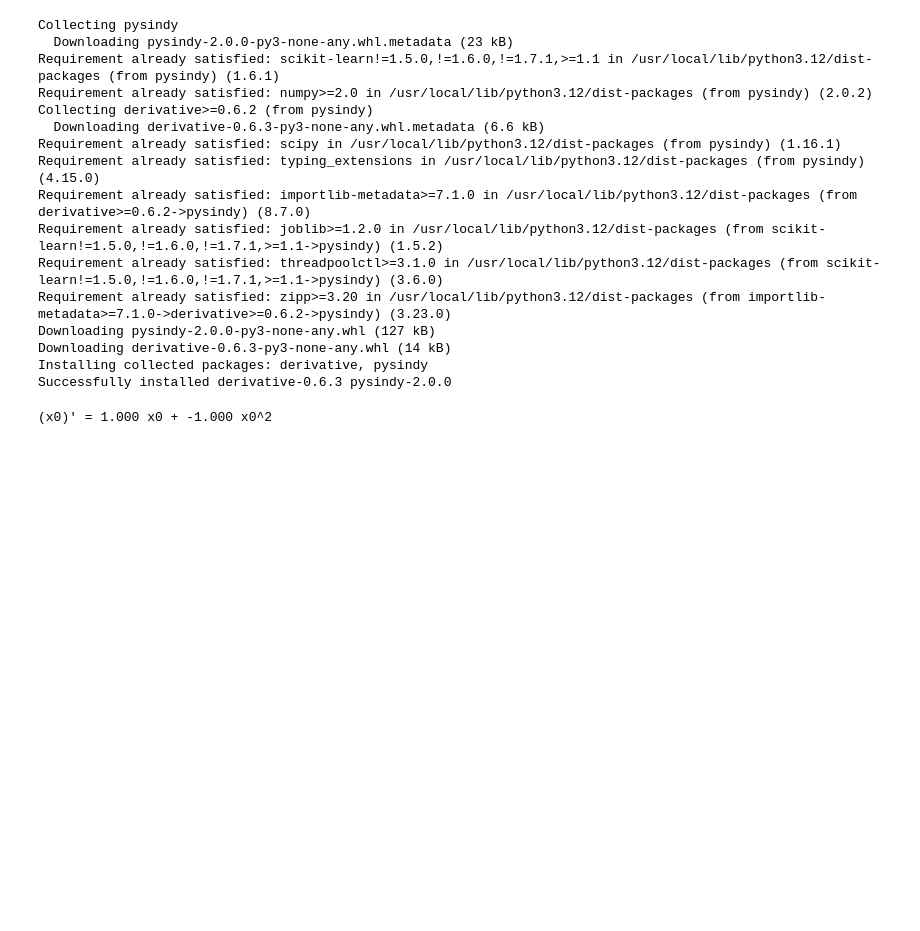
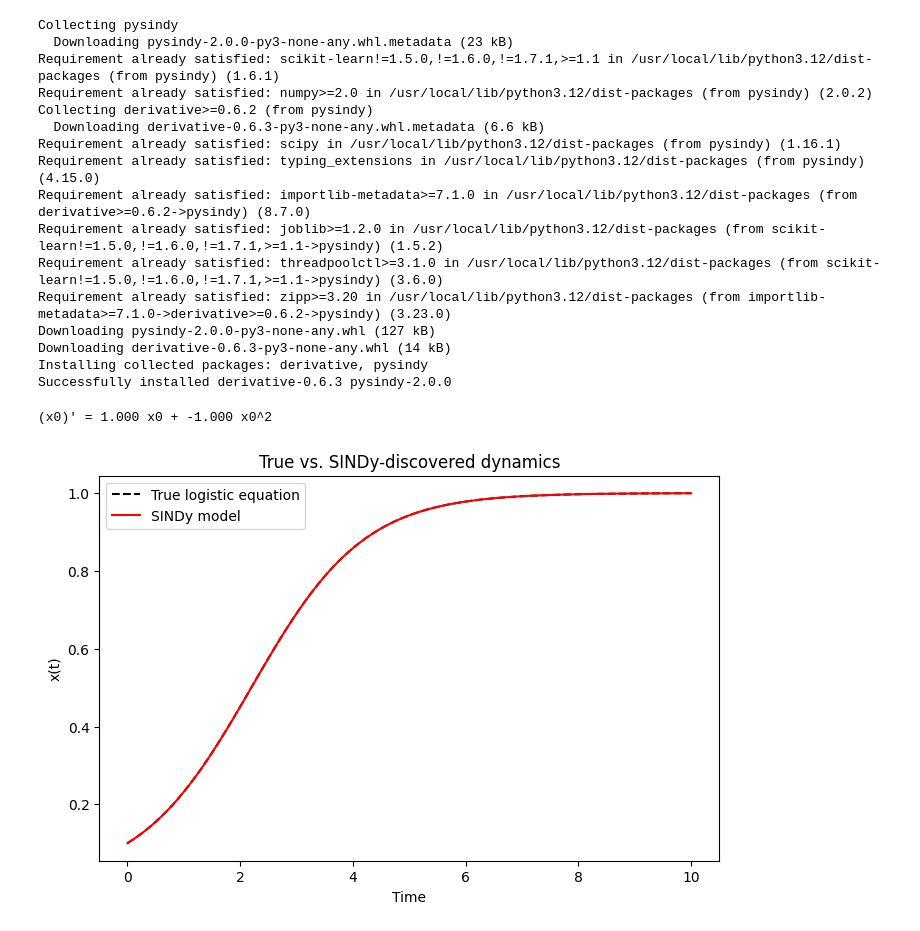
Before and after one commit to EmanueleNene/Data-Driven-Project, a Jupyter notebook: Sindy test.ipynb, the cells around one changed output. Cells and saved outputs as stored; diff of their text form; code cells hidden in the pictures; blank space fills up the shorter version.

```diff
--- a/Sindy test.ipynb
+++ b/Sindy test.ipynb
@@ -20,20 +20,43 @@ Successfully installed derivative-0.6.3 pysindy-2.0.0
 # %%
 import numpy as np
 import pysindy as ps
 from scipy.integrate import odeint
+import matplotlib.pyplot as plt
 
-# Generate logistic equation data
+# ----------------------------
+# Step 1. Generate logistic equation data
+# ----------------------------
 def logistic_equation(x, t, r):
-    return r * x * (1 - x)
+    return r * x * (1 - x)  #our input equation
 
 r = 1.0
 t = np.linspace(0, 10, 100)
 x0 = 0.1
 x = odeint(logistic_equation, x0, t, args=(r,))
 
-# Fit SINDy model
+# ----------------------------
+# Step 2. Fit SINDy model
+# ----------------------------
 model = ps.SINDy()
 model.fit(x, t=t)
 model.print()
+
+# ----------------------------
+# Step 3. Simulate with learned model
+# ----------------------------
+x_sim = model.simulate([x0], t)  # <-- fix: wrap initial condition in [ ]
+
+# ----------------------------
+# Step 4. Plot results
+# ----------------------------
+plt.figure(figsize=(8, 5))
+plt.plot(t, x, 'k--', label="True logistic equation")
+plt.plot(t, x_sim, 'r', label="SINDy model")
+plt.xlabel("Time")
+plt.ylabel("x(t)")
+plt.legend()
+plt.title("True vs. SINDy-discovered dynamics")
+plt.show()
 # %% [output]
 (x0)' = 1.000 x0 + -1.000 x0^2
+[figure, added]
```
